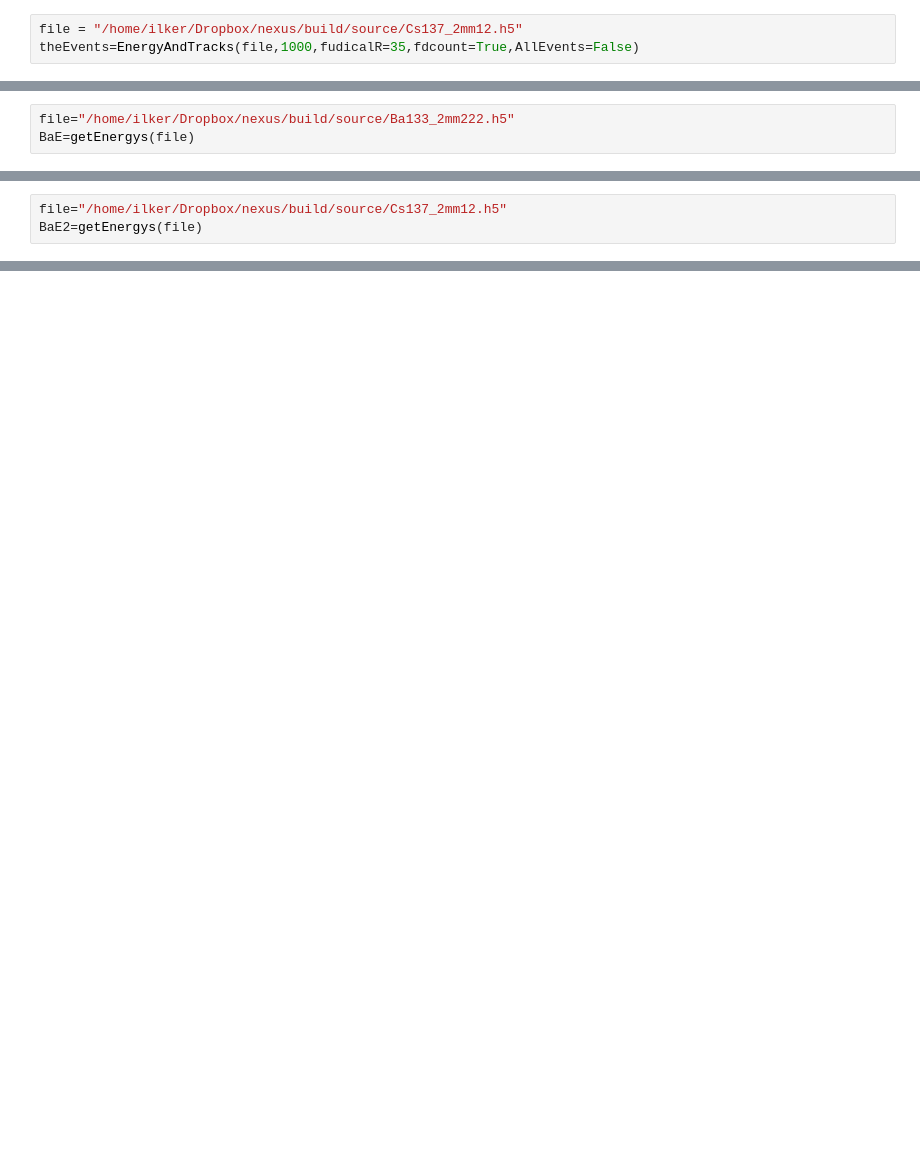
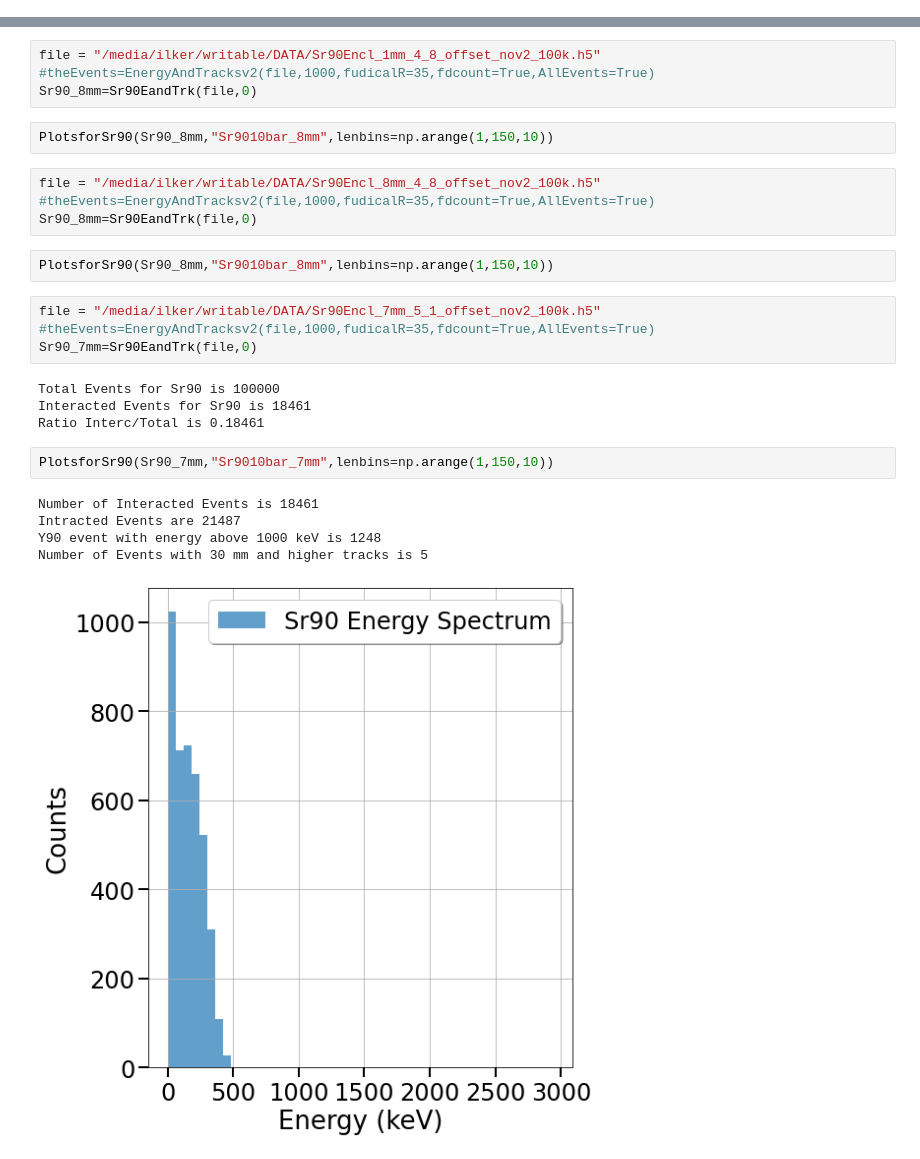
Before and after one commit to ilkerparmaksiz/Analysis, a Jupyter notebook: Crab.ipynb, the cells around one changed output, grey strips where cells are left out. Drawn from its saved outputs; the diff is of its cells as text; blank space fills up the shorter version.

```diff
--- a/Crab.ipynb
+++ b/Crab.ipynb
@@ -166,3 +0,0 @@ def PlotEnergySpec(theEvents,title,binss=np.arange(1,500,10)):
-# %%
-file = "/home/ilker/Dropbox/nexus/build/source/Cs137_2mm12.h5"
-theEvents=EnergyAndTracks(file,1000,fudicalR=35,fdcount=True,AllEvents=False)
@@ -177,3 +0,0 @@ PlotRandomEvents(theEvents,4,100,200,EventLimit=1000)
-# %%
-file="/home/ilker/Dropbox/nexus/build/source/Ba133_2mm222.h5"
-BaE=getEnergys(file)
@@ -183,3 +0,0 @@ print(len(BaE))
-# %%
-file="/home/ilker/Dropbox/nexus/build/source/Cs137_2mm12.h5"
-BaE2=getEnergys(file)
@@ -195,0 +615,28 @@ PlotRandomEvents("/home/ilker/Dropbox/nexus/build/source/Cs137_2mm12.h5",5,400,E
+# %%
+file = "/media/ilker/writable/DATA/Sr90Encl_1mm_4_8_offset_nov2_100k.h5"
+#theEvents=EnergyAndTracksv2(file,1000,fudicalR=35,fdcount=True,AllEvents=True)
+Sr90_8mm=Sr90EandTrk(file,0)
+# %%
+PlotsforSr90(Sr90_8mm,"Sr9010bar_8mm",lenbins=np.arange(1,150,10))
+# %%
+file = "/media/ilker/writable/DATA/Sr90Encl_8mm_4_8_offset_nov2_100k.h5"
+#theEvents=EnergyAndTracksv2(file,1000,fudicalR=35,fdcount=True,AllEvents=True)
+Sr90_8mm=Sr90EandTrk(file,0)
+# %%
+PlotsforSr90(Sr90_8mm,"Sr9010bar_8mm",lenbins=np.arange(1,150,10))
+# %%
+file = "/media/ilker/writable/DATA/Sr90Encl_7mm_5_1_offset_nov2_100k.h5"
+#theEvents=EnergyAndTracksv2(file,1000,fudicalR=35,fdcount=True,AllEvents=True)
+Sr90_7mm=Sr90EandTrk(file,0)
+# %% [output]
+Total Events for Sr90 is 100000
+Interacted Events for Sr90 is 18461
+Ratio Interc/Total is 0.18461
+# %%
+PlotsforSr90(Sr90_7mm,"Sr9010bar_7mm",lenbins=np.arange(1,150,10))
+# %% [output]
+Number of Interacted Events is 18461
+Intracted Events are 21487
+Y90 event with energy above 1000 keV is 1248
+Number of Events with 30 mm and higher tracks is 5
+[figure, added]
```
Also changed, not shown: parts of 36 cells of this notebook.
